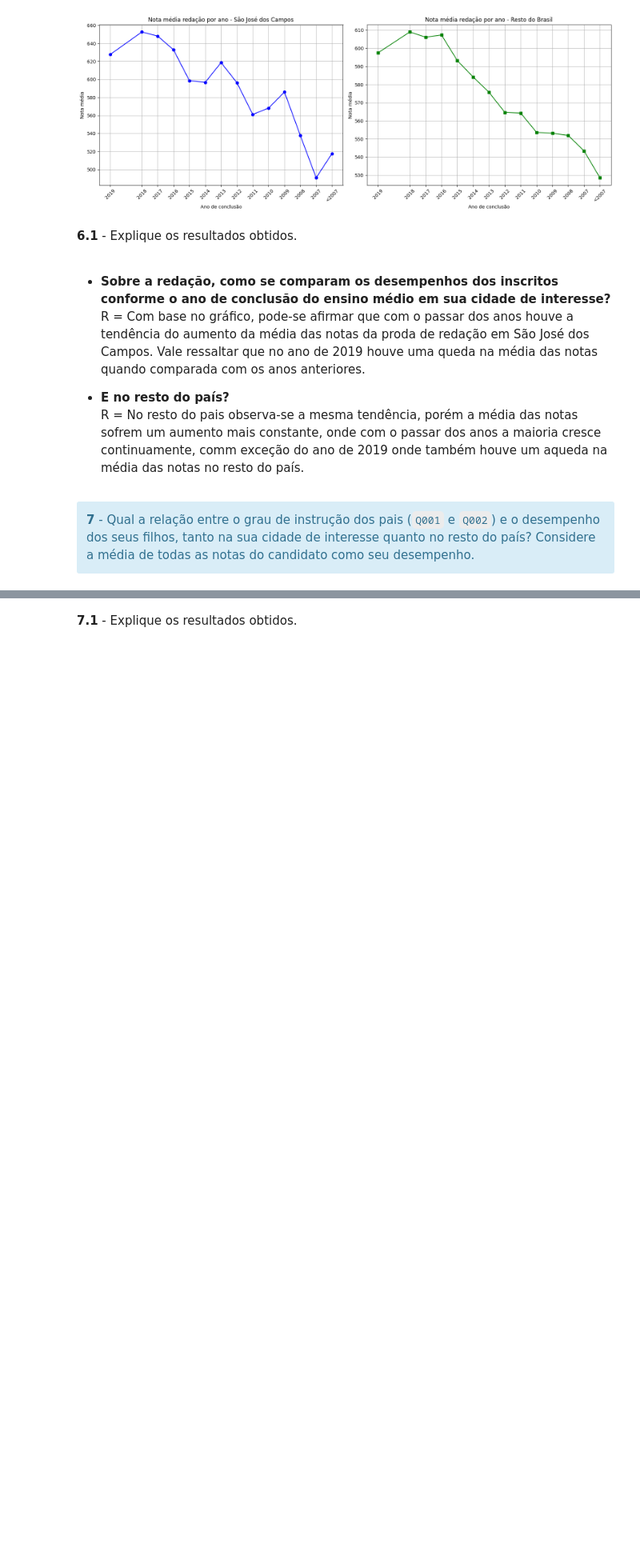
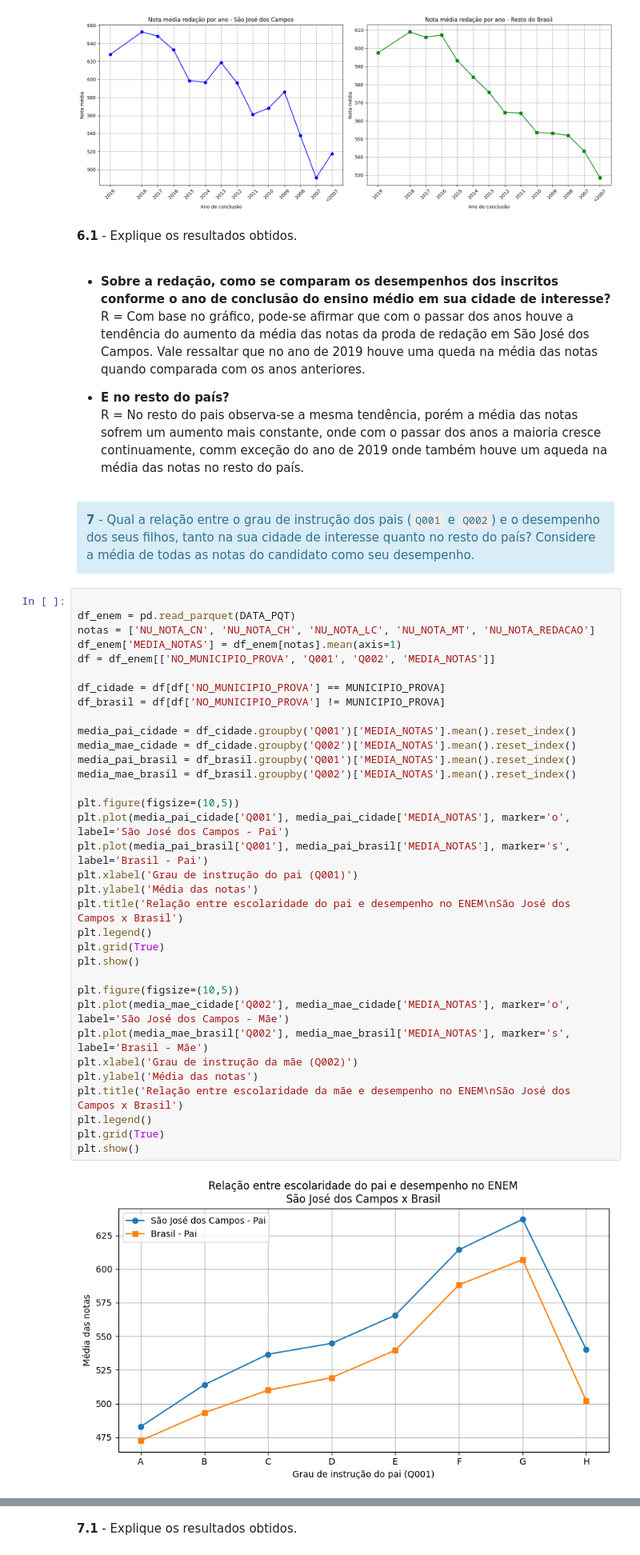
Before and after one commit to SarahLimaSO/Trabalho_ciencia_de_dados_enem, a Jupyter notebook: Trabalho Pratico - DS.ipynb, the cells around one changed output, grey strips where cells are left out. Shown at 80% size. Saved outputs shown, nothing was run; the diff lists cells and outputs as text; blank space fills up the shorter version.

```diff
--- a/Trabalho Pratico - DS.ipynb
+++ b/Trabalho Pratico - DS.ipynb
@@ -431,3 +435,39 @@ R = No resto do pais observa-se a mesma tendência, porém a média das notas so
 <div class="alert alert-info">
     <b>7</b> - Qual a relação entre o grau de instrução dos pais (<code>Q001</code> e <code>Q002</code>) e o desempenho dos seus filhos, tanto na sua cidade de interesse quanto no resto do país? Considere a média de todas as notas do candidato como seu desempenho.
 </div>
+# %%
+
+df_enem = pd.read_parquet(DATA_PQT)
+notas = ['NU_NOTA_CN', 'NU_NOTA_CH', 'NU_NOTA_LC', 'NU_NOTA_MT', 'NU_NOTA_REDACAO']
+df_enem['MEDIA_NOTAS'] = df_enem[notas].mean(axis=1)
+df = df_enem[['NO_MUNICIPIO_PROVA', 'Q001', 'Q002', 'MEDIA_NOTAS']]
+
+df_cidade = df[df['NO_MUNICIPIO_PROVA'] == MUNICIPIO_PROVA]
+df_brasil = df[df['NO_MUNICIPIO_PROVA'] != MUNICIPIO_PROVA]
+
+media_pai_cidade = df_cidade.groupby('Q001')['MEDIA_NOTAS'].mean().reset_index()
+media_mae_cidade = df_cidade.groupby('Q002')['MEDIA_NOTAS'].mean().reset_index()
+media_pai_brasil = df_brasil.groupby('Q001')['MEDIA_NOTAS'].mean().reset_index()
+media_mae_brasil = df_brasil.groupby('Q002')['MEDIA_NOTAS'].mean().reset_index()
+
+plt.figure(figsize=(10,5))
+plt.plot(media_pai_cidade['Q001'], media_pai_cidade['MEDIA_NOTAS'], marker='o', label='São José dos Campos - Pai')
+plt.plot(media_pai_brasil['Q001'], media_pai_brasil['MEDIA_NOTAS'], marker='s', label='Brasil - Pai')
+plt.xlabel('Grau de instrução do pai (Q001)')
+plt.ylabel('Média das notas')
+plt.title('Relação entre escolaridade do pai e desempenho no ENEM\nSão José dos Campos x Brasil')
+plt.legend()
+plt.grid(True)
+plt.show()
+
+plt.figure(figsize=(10,5))
+plt.plot(media_mae_cidade['Q002'], media_mae_cidade['MEDIA_NOTAS'], marker='o', label='São José dos Campos - Mãe')
+plt.plot(media_mae_brasil['Q002'], media_mae_brasil['MEDIA_NOTAS'], marker='s', label='Brasil - Mãe')
+plt.xlabel('Grau de instrução da mãe (Q002)')
+plt.ylabel('Média das notas')
+plt.title('Relação entre escolaridade da mãe e desempenho no ENEM\nSão José dos Campos x Brasil')
+plt.legend()
+plt.grid(True)
+plt.show()
+# %% [output]
+[figure, added]
```
Also changed, not shown: parts of 19 cells of this notebook.
